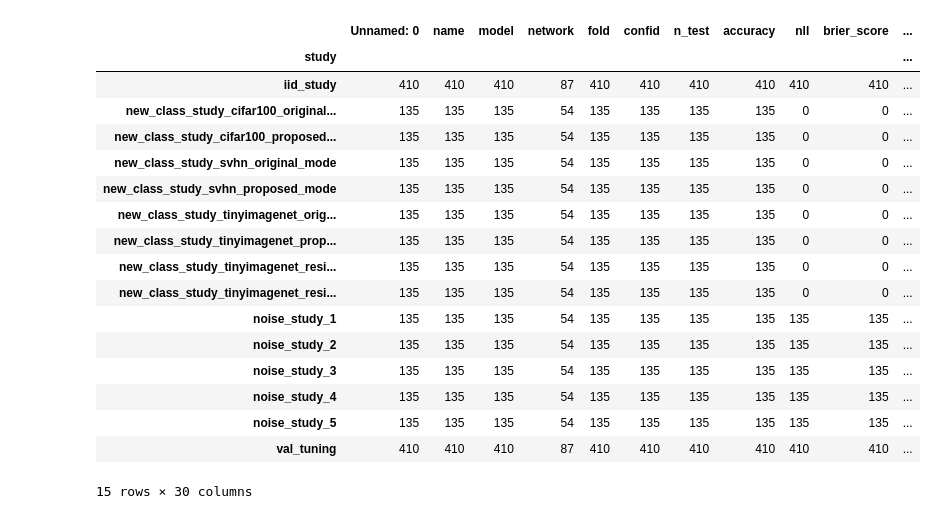
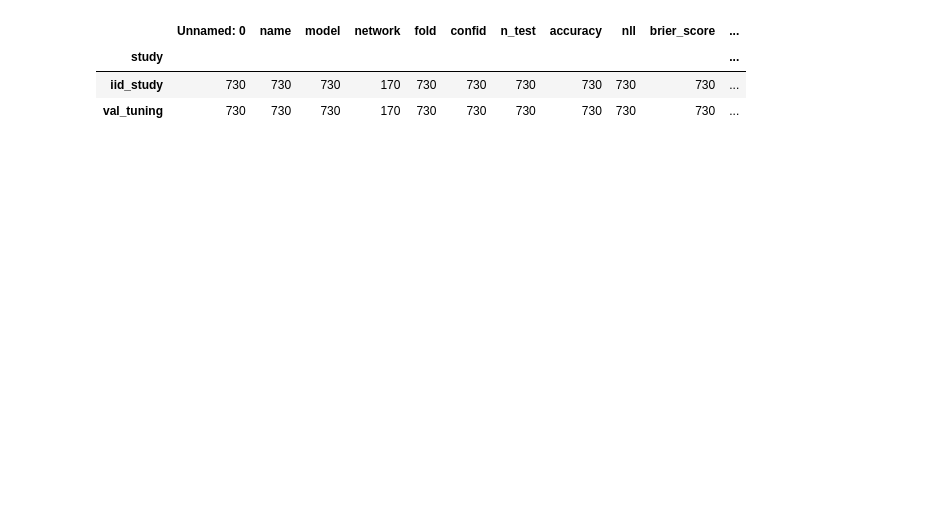
Before and after one commit to IML-DKFZ/fd-shifts, a Jupyter notebook: notebooks/cifar_paper_analysis.ipynb, the cells around one changed output. Drawn from its saved outputs; the diff is of its cells as text; code cells hidden in the pictures; blank space fills up the shorter version.

```diff
--- a/notebooks/cifar_paper_analysis.ipynb
+++ b/notebooks/cifar_paper_analysis.ipynb
@@ -13,21 +24,10 @@ len(df)
+# %%
+df = df.dropna(subset=["name", "model"])
+df_clean = df.drop_duplicates(subset=["name", "study", "model", "network", "confid"])
 # %%
-df.groupby("study").count()
+df_clean.groupby("study").count()
 # %% [output]
 |  | Unnamed: 0 | name | model | network | fold | confid | n_test | accuracy | nll | brier_score | ... |
 | study |  |  |  |  |  |  |  |  |  |  | ... |
-| iid_study | 410 | 410 | 410 | 87 | 410 | 410 | 410 | 410 | 410 | 410 | ... |
-| new_class_study_cifar100_original... | 135 | 135 | 135 | 54 | 135 | 135 | 135 | 135 | 0 | 0 | ... |
-| new_class_study_cifar100_proposed... | 135 | 135 | 135 | 54 | 135 | 135 | 135 | 135 | 0 | 0 | ... |
-| new_class_study_svhn_original_mode | 135 | 135 | 135 | 54 | 135 | 135 | 135 | 135 | 0 | 0 | ... |
-| new_class_study_svhn_proposed_mode | 135 | 135 | 135 | 54 | 135 | 135 | 135 | 135 | 0 | 0 | ... |
-| new_class_study_tinyimagenet_orig... | 135 | 135 | 135 | 54 | 135 | 135 | 135 | 135 | 0 | 0 | ... |
-| new_class_study_tinyimagenet_prop... | 135 | 135 | 135 | 54 | 135 | 135 | 135 | 135 | 0 | 0 | ... |
-| new_class_study_tinyimagenet_resi... | 135 | 135 | 135 | 54 | 135 | 135 | 135 | 135 | 0 | 0 | ... |
-| new_class_study_tinyimagenet_resi... | 135 | 135 | 135 | 54 | 135 | 135 | 135 | 135 | 0 | 0 | ... |
-| noise_study_1 | 135 | 135 | 135 | 54 | 135 | 135 | 135 | 135 | 135 | 135 | ... |
-| noise_study_2 | 135 | 135 | 135 | 54 | 135 | 135 | 135 | 135 | 135 | 135 | ... |
-| noise_study_3 | 135 | 135 | 135 | 54 | 135 | 135 | 135 | 135 | 135 | 135 | ... |
-| noise_study_4 | 135 | 135 | 135 | 54 | 135 | 135 | 135 | 135 | 135 | 135 | ... |
-| noise_study_5 | 135 | 135 | 135 | 54 | 135 | 135 | 135 | 135 | 135 | 135 | ... |
-| val_tuning | 410 | 410 | 410 | 87 | 410 | 410 | 410 | 410 | 410 | 410 | ... |
+| iid_study | 730 | 730 | 730 | 170 | 730 | 730 | 730 | 730 | 730 | 730 | ... |
+| val_tuning | 730 | 730 | 730 | 170 | 730 | 730 | 730 | 730 | 730 | 730 | ... |
-15 rows × 30 columns
```
Also changed, not shown: parts of 17 cells of this notebook, 26 other files.
